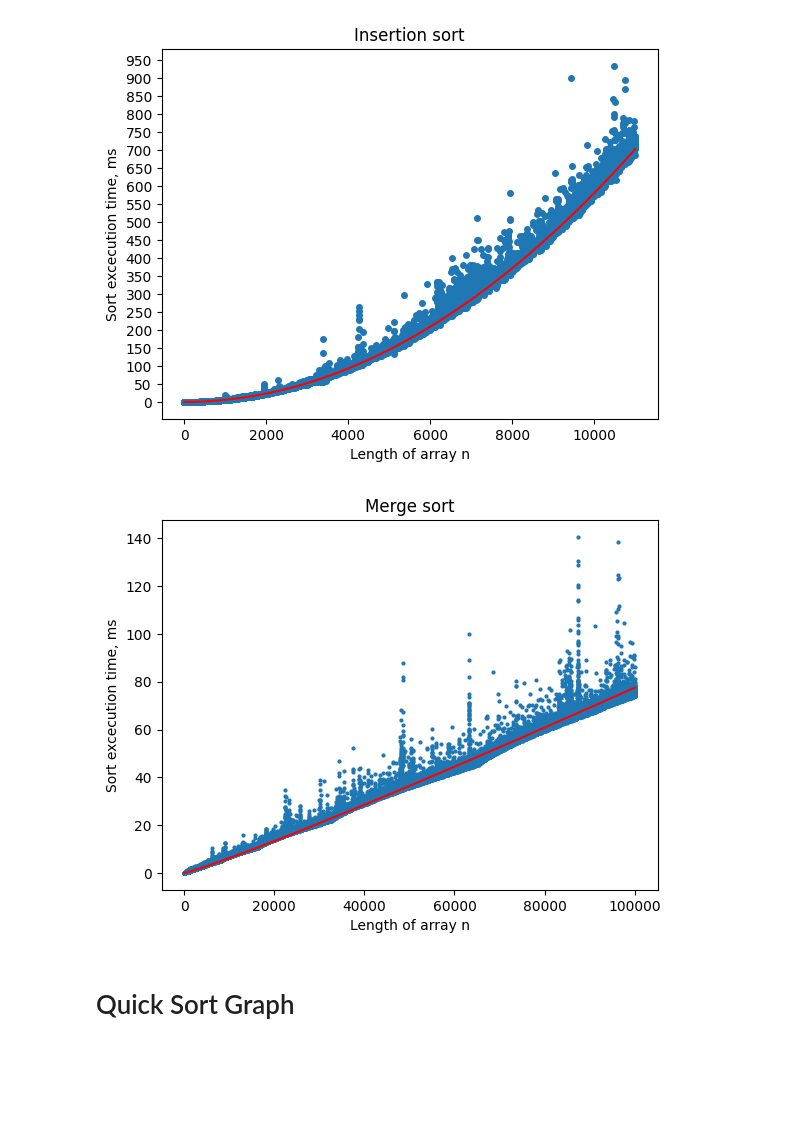
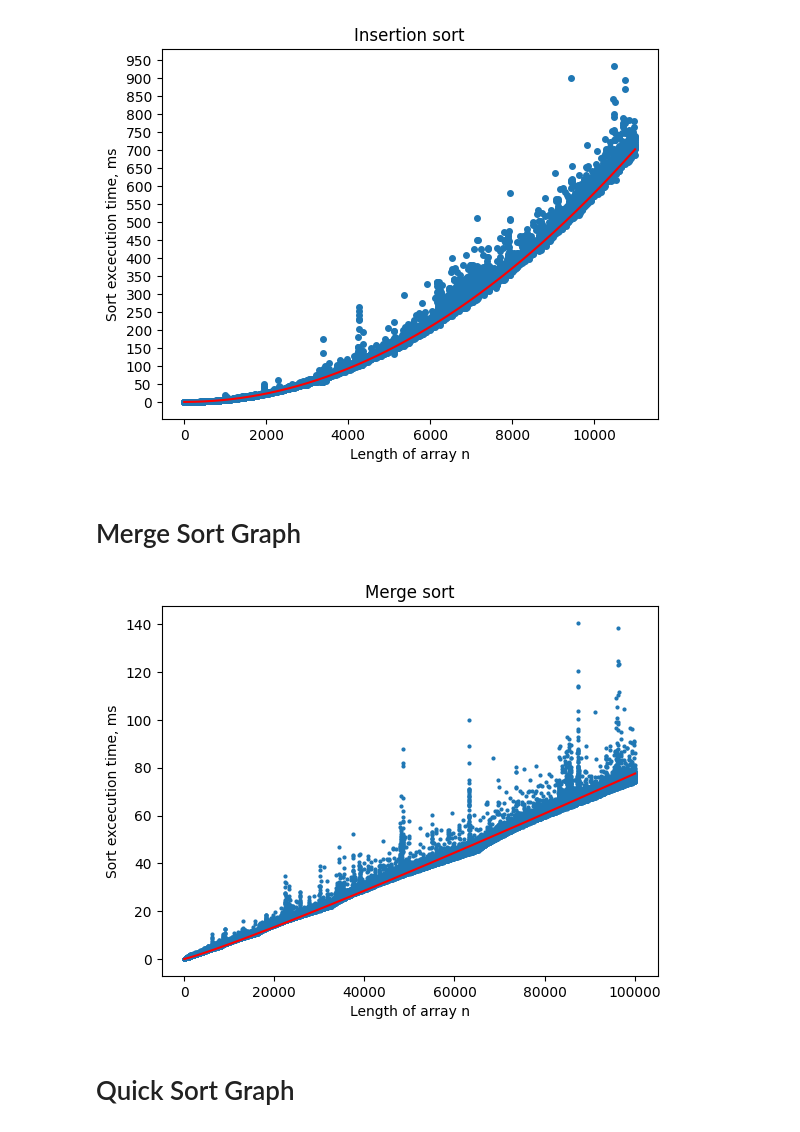
Before and after one commit to Octopupu5/DSAA_HW_sorts, a Jupyter notebook: generator.ipynb, the cells around one changed output. Cells and saved outputs as stored; diff of their text form; code cells hidden in the pictures; blank space fills up the shorter version.

```diff
--- a/generator.ipynb
+++ b/generator.ipynb
@@ -37,15 +65,15 @@ def run_sort(command, input_data):
 #         skiplist_height_results[i] += [float(exec_time)]
 # skiplist_height_results
 # %%
-# mergesortrange = []
-# sort_type = 1
-# compile_command = f"g++ {types[sort_type]} -o test"
-# subprocess.run(compile_command, shell=True)
-# exec_command  = "./test"
-# text_file = open("sample.txt", "w")
-# for n in range(1, 49805):
-#     input_data = str(n)
-#     exec_time = run_sort(exec_command, input_data)
-#     mergesortrange[n - 1] = [float(exec_time)]
-#     text_file.write(exec_time)
-# text_file.close()
+sort_type = 5
+compile_command = f"g++ {types[sort_type]} -o test"
+subprocess.run(compile_command, shell=True)
+exec_command  = "./test"
+for m in [1, 5, 10, 20, 45, 75, 100, 150, 200]:
+    for n in [10, 30, 80, 150, 400, 1500, 4000, 7000, 10000]:
+        temp = 0
+        for test in range(5):
+            input_data = str(n) + '\n' + str(m)
+            exec_time = run_sort(exec_command, input_data)
+            temp += float(exec_time)
+        print(round(temp / 5, 12))
@@ -65,18 +98,3 @@ def run_sort(command, input_data):
-# %%
-stringinsertion = []
-sort_type = 5
-compile_command = f"g++ {types[sort_type]} -o test"
-subprocess.run(compile_command, shell=True)
-exec_command  = "./test"
-text_file = open("sample.txt", "w")
-for n in range(1, 501):
-
-    for m in range(1, 101):
-        input_data = str(n) + '\n' + str(m)
-        exec_time = run_sort(exec_command, input_data)
-        stringinsertion += [float(exec_time)]
-        text_file.write(exec_time)
-text_file.close()
 # %% [markdown]
 # Insertion Sort Graph
 # %%
@@ -100,19 +116,21 @@ plt.show()
+# %% [markdown]
+# Merge Sort Graph
 # %%
 x = [n for n in range(1, 100100)]
-y = [1000 * el for el in mergesortrange]
+y = [1000 * el for el in mergesort_range]
 x1 = np.arange(1, 100100, 0.1)
 y1 = x1 * np.log2(x1) / (2.15 * 1000 * np.log2(1000))
 plt.plot(x, y, marker='o', markersize=2, linestyle=' ')
 plt.plot(x1, y1, color='red')
 desired_y_ticks = 10
 plt.locator_params(axis='y', nbins=desired_y_ticks)
 plt.plot()
 plt.title('Merge sort')
 plt.xlabel('Length of array n')
 plt.ylabel('Sort excecution time, ms')
 plt.show()
 # %% [output]
-[figure, old version]
+[figure, new version]
 # %% [markdown]
 # Quick Sort Graph
 # %%
```
Also changed, not shown: parts of 10 cells of this notebook, 6 other files.
